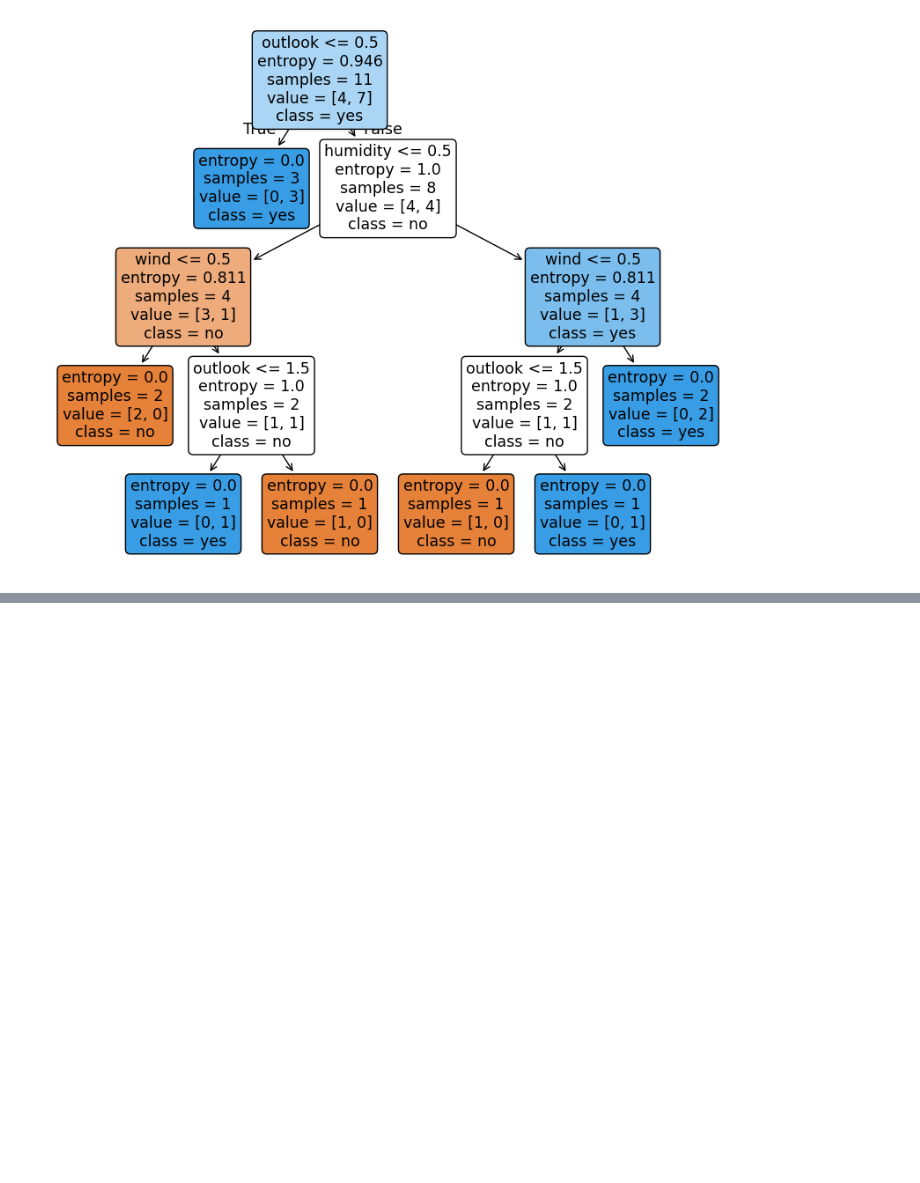
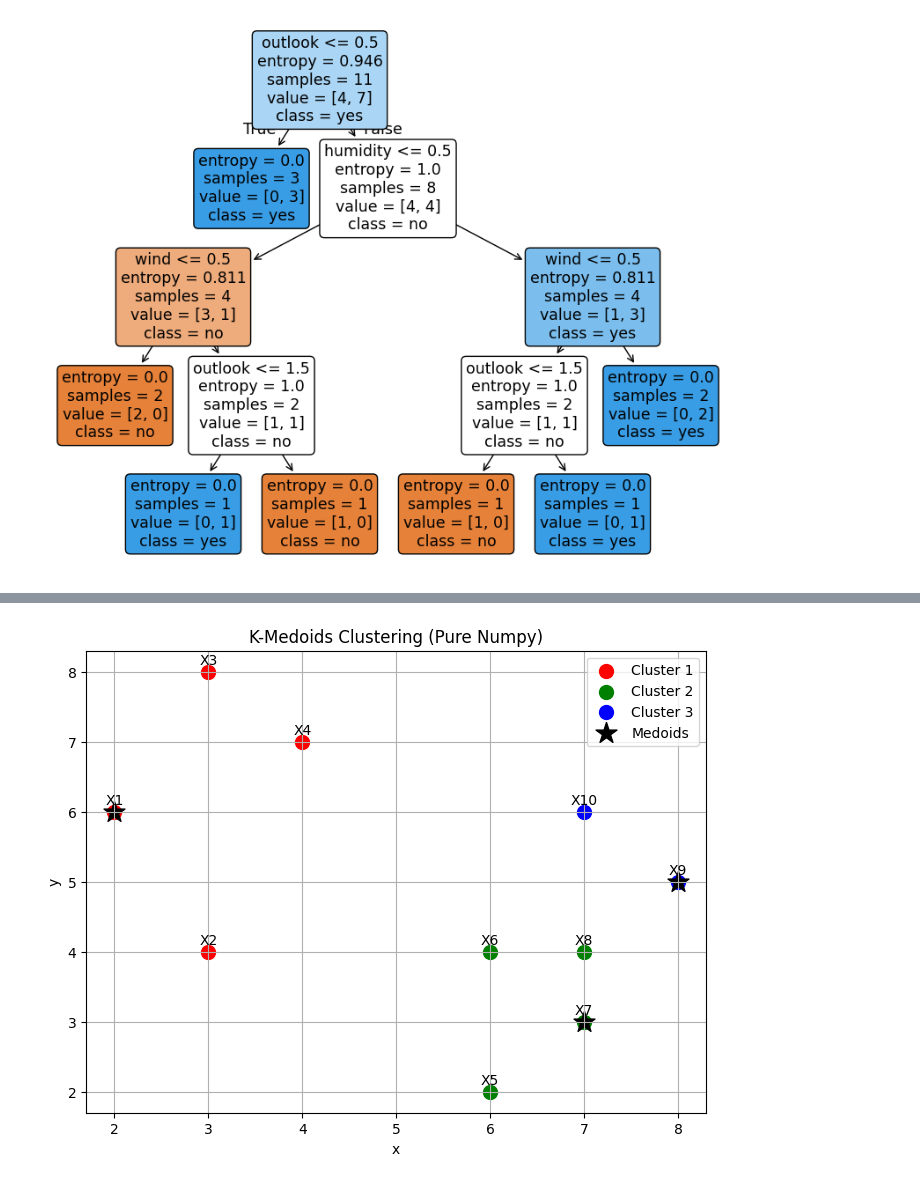
Before and after one commit to YasinMHussain/PythonPandas, a Jupyter notebook: chapter_appendix-tools-for-deep-learning/jupyter.ipynb, the cells around one changed output, grey strips where cells are left out. Drawn from its saved outputs; the diff is of its cells as text; code cells hidden in the pictures; blank space fills up the shorter version.

```diff
--- a/chapter_appendix-tools-for-deep-learning/jupyter.ipynb
+++ b/chapter_appendix-tools-for-deep-learning/jupyter.ipynb
@@ -58,0 +190,57 @@ Predictions: ['yes' 'yes' 'no']
+# %%
+#K-Medoids
+import numpy as np
+import matplotlib.pyplot as plt
+from random import sample
+
+def kmedoids(X, k, max_iter=100):
+    m, n = X.shape
+    # Randomly initialize medoids
+    medoid_idxs = sample(range(m), k)
+    medoids = X[medoid_idxs]
+    labels = np.argmin(np.linalg.norm(X[:, np.newaxis] - medoids, axis=2), axis=1)
+    for it in range(max_iter):
+        old_medoids = medoids.copy()
+        for idx in range(k):
+            # Points in this cluster
+            cluster_points = X[labels == idx]
+            if len(cluster_points) == 0: continue  # Skip empty clusters
+            # Compute new medoid
+            distances = np.sum(np.linalg.norm(cluster_points[:, None] - cluster_points, axis=2), axis=1)
+            min_index = np.argmin(distances)
+            medoids[idx] = cluster_points[min_index]
+        labels = np.argmin(np.linalg.norm(X[:, np.newaxis] - medoids, axis=2), axis=1)
+        if np.all(old_medoids == medoids):
+            break
+    return medoids, labels
+
+# Data
+X = np.array([[2, 6], [3, 4], [3, 8], [4, 7], [6, 2], [6, 4], [7, 3], [7, 4], [8, 5], [7, 6]])
+
+# K-Medoids
+k = 3
+medoids, labels = kmedoids(X, k)
+
+
+
+
+# Plotting
+plt.figure(figsize=(8, 6))
+colors = ['r', 'g', 'b']
+for i in range(k):
+    cluster_points = X[labels == i]
+    plt.scatter(cluster_points[:, 0], cluster_points[:, 1], s=100, c=colors[i], label=f'Cluster {i+1}')
+
+plt.scatter(medoids[:, 0], medoids[:, 1], s=250, marker='*', c='black', label='Medoids')
+
+for i, (x, y) in enumerate(X):
+    plt.annotate(f'X{i+1}', (x, y), textcoords="offset points", xytext=(0,5), ha='center')
+
+plt.title('K-Medoids Clustering (Pure Numpy)')
+plt.xlabel('x')
+plt.ylabel('y')
+plt.legend()
+plt.grid(True)
+plt.show()
+# %% [output]
+[figure, added]
```
Also changed, not shown: parts of 6 cells of this notebook.
